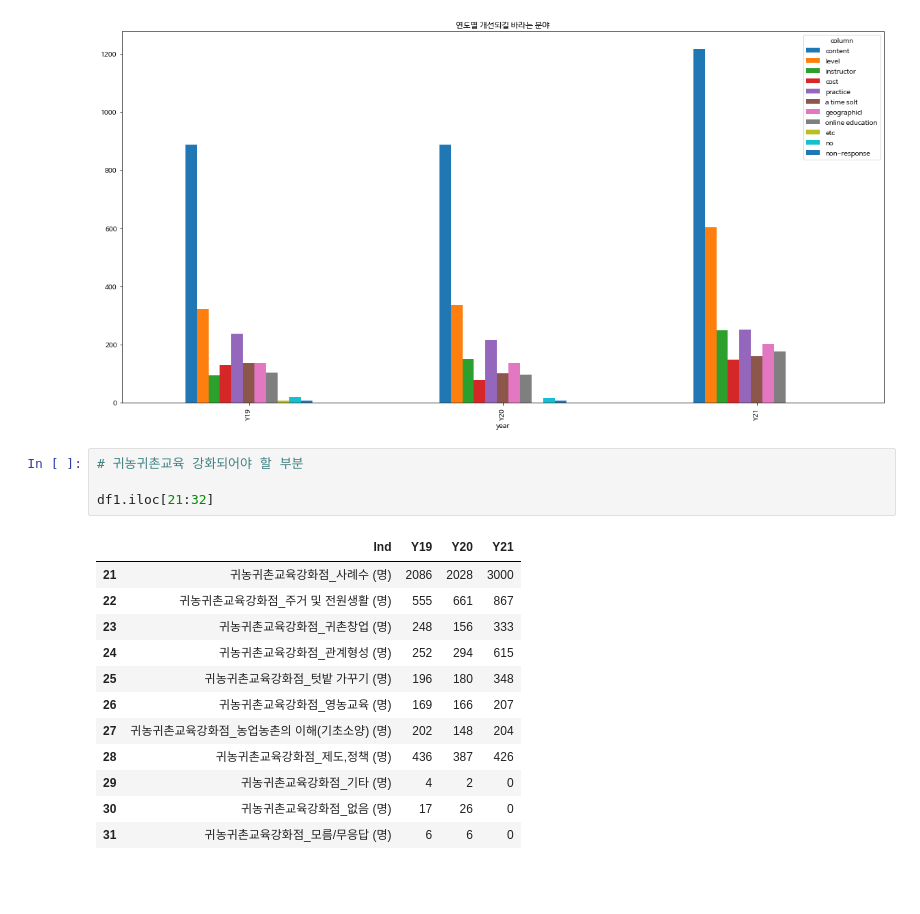
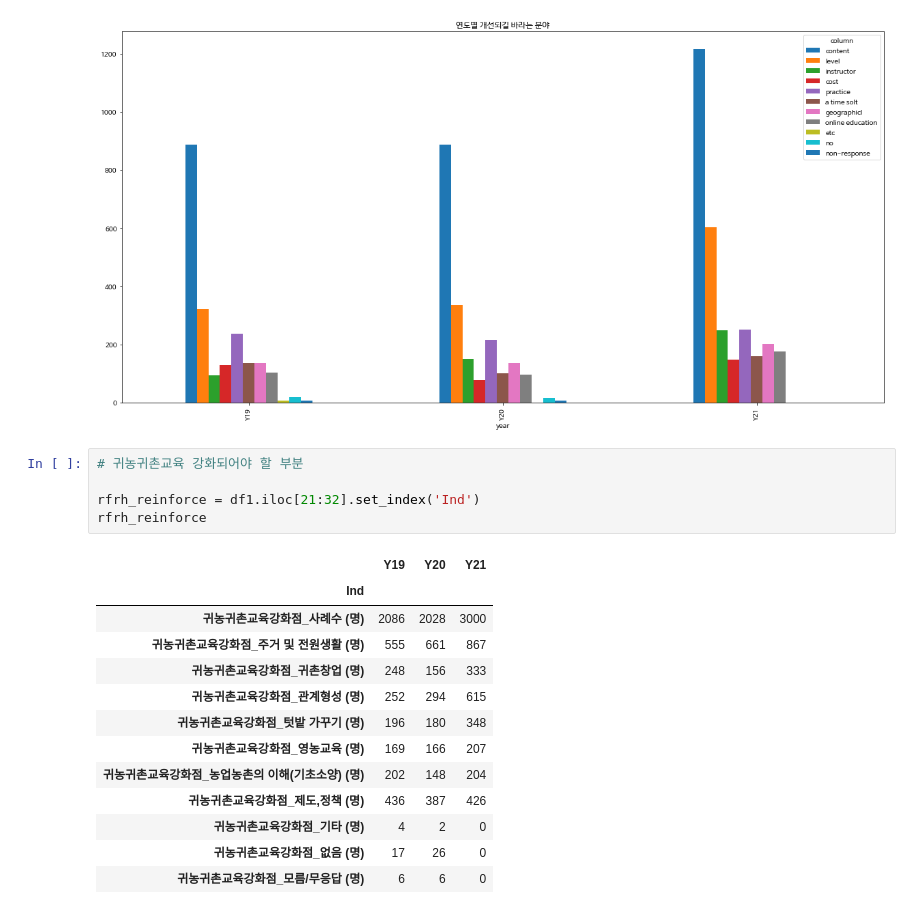
Before and after one commit to limyerin/contest, a Jupyter notebook: data_tidy(2).ipynb, the cells around one changed output. Cells and saved outputs as stored; diff of their text form; blank space fills up the shorter version.

```diff
--- a/data_tidy(2).ipynb
+++ b/data_tidy(2).ipynb
@@ -529,17 +529,19 @@ df_imp.plot(kind='bar', figsize=(20, 10), title = '연도별 개선되길 바라
 # %%
 # 귀농귀촌교육 강화되어야 할 부분
 
-df1.iloc[21:32]
+rfrh_reinforce = df1.iloc[21:32].set_index('Ind')
+rfrh_reinforce
 # %% [output]
-|  | Ind | Y19 | Y20 | Y21 |
-| 21 | 귀농귀촌교육강화점_사례수 (명) | 2086 | 2028 | 3000 |
-| 22 | 귀농귀촌교육강화점_주거 및 전원생활 (명) | 555 | 661 | 867 |
-| 23 | 귀농귀촌교육강화점_귀촌창업 (명) | 248 | 156 | 333 |
-| 24 | 귀농귀촌교육강화점_관계형성 (명) | 252 | 294 | 615 |
-| 25 | 귀농귀촌교육강화점_텃밭 가꾸기 (명) | 196 | 180 | 348 |
-| 26 | 귀농귀촌교육강화점_영농교육 (명) | 169 | 166 | 207 |
-| 27 | 귀농귀촌교육강화점_농업농촌의 이해(기초소양) (명) | 202 | 148 | 204 |
-| 28 | 귀농귀촌교육강화점_제도,정책 (명) | 436 | 387 | 426 |
-| 29 | 귀농귀촌교육강화점_기타 (명) | 4 | 2 | 0 |
-| 30 | 귀농귀촌교육강화점_없음 (명) | 17 | 26 | 0 |
-| 31 | 귀농귀촌교육강화점_모름/무응답 (명) | 6 | 6 | 0 |
+|  | Y19 | Y20 | Y21 |
+| Ind |  |  |  |
+| 귀농귀촌교육강화점_사례수 (명) | 2086 | 2028 | 3000 |
+| 귀농귀촌교육강화점_주거 및 전원생활 (명) | 555 | 661 | 867 |
+| 귀농귀촌교육강화점_귀촌창업 (명) | 248 | 156 | 333 |
+| 귀농귀촌교육강화점_관계형성 (명) | 252 | 294 | 615 |
+| 귀농귀촌교육강화점_텃밭 가꾸기 (명) | 196 | 180 | 348 |
+| 귀농귀촌교육강화점_영농교육 (명) | 169 | 166 | 207 |
+| 귀농귀촌교육강화점_농업농촌의 이해(기초소양) (명) | 202 | 148 | 204 |
+| 귀농귀촌교육강화점_제도,정책 (명) | 436 | 387 | 426 |
+| 귀농귀촌교육강화점_기타 (명) | 4 | 2 | 0 |
+| 귀농귀촌교육강화점_없음 (명) | 17 | 26 | 0 |
+| 귀농귀촌교육강화점_모름/무응답 (명) | 6 | 6 | 0 |
```
Also changed, not shown: parts of 12 cells of this notebook.
